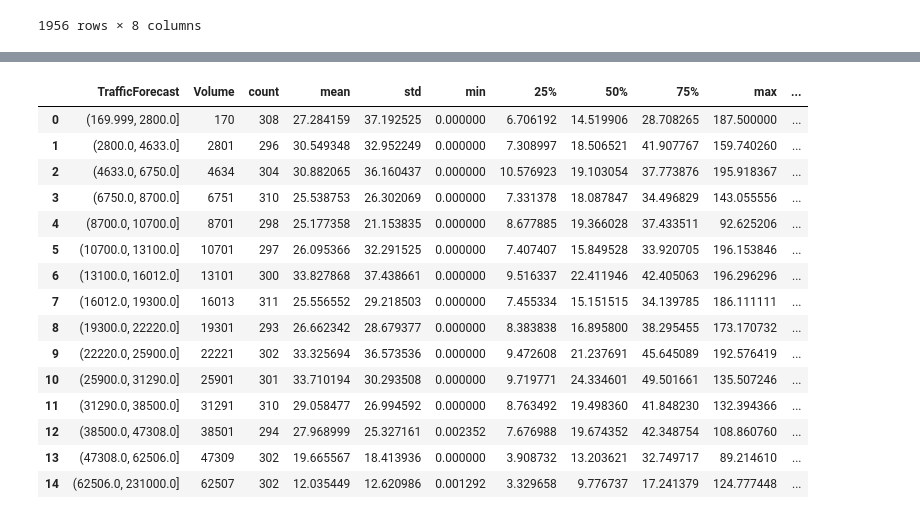
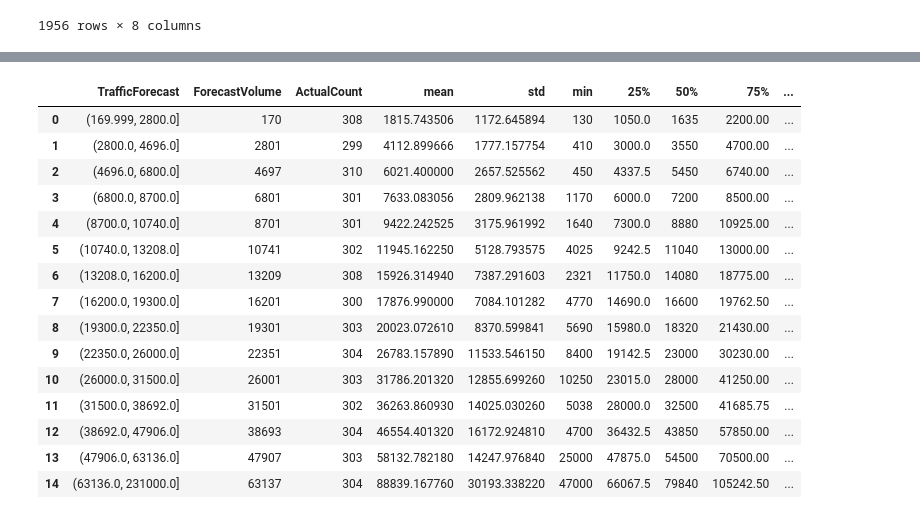
Before and after one commit to jawadmhoque/accuracy-assessment, a Jupyter notebook: Figures/Untitled.ipynb, the cells around one changed output, grey strips where cells are left out. Cells and saved outputs as stored; diff of their text form; code cells hidden in the pictures.

```diff
--- a/Figures/Untitled.ipynb
+++ b/Figures/Untitled.ipynb
@@ -1052,23 +1117,23 @@ flatdata_groupedq.to_csv('flatdata_groupedq.csv')
 # %%
-flatdata_groupedq=pd.read_csv('flatdata_groupedq.csv')
+flatdata_groupedq=pd.read_csv('flatdata_groupedq2.csv')
 flatdata_groupedq
 # %% [output]
-|  | TrafficForecast | Volume | count | mean | std | min | 25% | 50% | 75% | max | ... |
-| 0 | (169.999, 2800.0] | 170 | 308 | 27.284159 | 37.192525 | 0.000000 | 6.706192 | 14.519906 | 28.708265 | 187.500000 | ... |
-| 1 | (2800.0, 4633.0] | 2801 | 296 | 30.549348 | 32.952249 | 0.000000 | 7.308997 | 18.506521 | 41.907767 | 159.740260 | ... |
-| 2 | (4633.0, 6750.0] | 4634 | 304 | 30.882065 | 36.160437 | 0.000000 | 10.576923 | 19.103054 | 37.773876 | 195.918367 | ... |
-| 3 | (6750.0, 8700.0] | 6751 | 310 | 25.538753 | 26.302069 | 0.000000 | 7.331378 | 18.087847 | 34.496829 | 143.055556 | ... |
-| 4 | (8700.0, 10700.0] | 8701 | 298 | 25.177358 | 21.153835 | 0.000000 | 8.677885 | 19.366028 | 37.433511 | 92.625206 | ... |
-| 5 | (10700.0, 13100.0] | 10701 | 297 | 26.095366 | 32.291525 | 0.000000 | 7.407407 | 15.849528 | 33.920705 | 196.153846 | ... |
-| 6 | (13100.0, 16012.0] | 13101 | 300 | 33.827868 | 37.438661 | 0.000000 | 9.516337 | 22.411946 | 42.405063 | 196.296296 | ... |
-| 7 | (16012.0, 19300.0] | 16013 | 311 | 25.556552 | 29.218503 | 0.000000 | 7.455334 | 15.151515 | 34.139785 | 186.111111 | ... |
-| 8 | (19300.0, 22220.0] | 19301 | 293 | 26.662342 | 28.679377 | 0.000000 | 8.383838 | 16.895800 | 38.295455 | 173.170732 | ... |
-| 9 | (22220.0, 25900.0] | 22221 | 302 | 33.325694 | 36.573536 | 0.000000 | 9.472608 | 21.237691 | 45.645089 | 192.576419 | ... |
-| 10 | (25900.0, 31290.0] | 25901 | 301 | 33.710194 | 30.293508 | 0.000000 | 9.719771 | 24.334601 | 49.501661 | 135.507246 | ... |
-| 11 | (31290.0, 38500.0] | 31291 | 310 | 29.058477 | 26.994592 | 0.000000 | 8.763492 | 19.498360 | 41.848230 | 132.394366 | ... |
-| 12 | (38500.0, 47308.0] | 38501 | 294 | 27.968999 | 25.327161 | 0.002352 | 7.676988 | 19.674352 | 42.348754 | 108.860760 | ... |
-| 13 | (47308.0, 62506.0] | 47309 | 302 | 19.665567 | 18.413936 | 0.000000 | 3.908732 | 13.203621 | 32.749717 | 89.214610 | ... |
-| 14 | (62506.0, 231000.0] | 62507 | 302 | 12.035449 | 12.620986 | 0.001292 | 3.329658 | 9.776737 | 17.241379 | 124.777448 | ... |
+|  | TrafficForecast | ForecastVolume | ActualCount | mean | std | min | 25% | 50% | 75% | ... |
+| 0 | (169.999, 2800.0] | 170 | 308 | 1815.743506 | 1172.645894 | 130 | 1050.0 | 1635 | 2200.00 | ... |
+| 1 | (2800.0, 4696.0] | 2801 | 299 | 4112.899666 | 1777.157754 | 410 | 3000.0 | 3550 | 4700.00 | ... |
+| 2 | (4696.0, 6800.0] | 4697 | 310 | 6021.400000 | 2657.525562 | 450 | 4337.5 | 5450 | 6740.00 | ... |
+| 3 | (6800.0, 8700.0] | 6801 | 301 | 7633.083056 | 2809.962138 | 1170 | 6000.0 | 7200 | 8500.00 | ... |
+| 4 | (8700.0, 10740.0] | 8701 | 301 | 9422.242525 | 3175.961992 | 1640 | 7300.0 | 8880 | 10925.00 | ... |
+| 5 | (10740.0, 13208.0] | 10741 | 302 | 11945.162250 | 5128.793575 | 4025 | 9242.5 | 11040 | 13000.00 | ... |
+| 6 | (13208.0, 16200.0] | 13209 | 308 | 15926.314940 | 7387.291603 | 2321 | 11750.0 | 14080 | 18775.00 | ... |
+| 7 | (16200.0, 19300.0] | 16201 | 300 | 17876.990000 | 7084.101282 | 4770 | 14690.0 | 16600 | 19762.50 | ... |
+| 8 | (19300.0, 22350.0] | 19301 | 303 | 20023.072610 | 8370.599841 | 5690 | 15980.0 | 18320 | 21430.00 | ... |
+| 9 | (22350.0, 26000.0] | 22351 | 304 | 26783.157890 | 11533.546150 | 8400 | 19142.5 | 23000 | 30230.00 | ... |
+| 10 | (26000.0, 31500.0] | 26001 | 303 | 31786.201320 | 12855.699260 | 10250 | 23015.0 | 28000 | 41250.00 | ... |
+| 11 | (31500.0, 38692.0] | 31501 | 302 | 36263.860930 | 14025.030260 | 5038 | 28000.0 | 32500 | 41685.75 | ... |
+| 12 | (38692.0, 47906.0] | 38693 | 304 | 46554.401320 | 16172.924810 | 4700 | 36432.5 | 43850 | 57850.00 | ... |
+| 13 | (47906.0, 63136.0] | 47907 | 303 | 58132.782180 | 14247.976840 | 25000 | 47875.0 | 54500 | 70500.00 | ... |
+| 14 | (63136.0, 231000.0] | 63137 | 304 | 88839.167760 | 30193.338220 | 47000 | 66067.5 | 79840 | 105242.50 | ... |
 # %%
 sns.set_context("paper",font_scale=2.0, rc={"lines.linewidth": 2.5})
 sns.set_style("darkgrid",{"axes.facecolor": ".95",'grid.color': '.7',})
```
Also changed, not shown: parts of 31 cells of this notebook, 19 other files.
